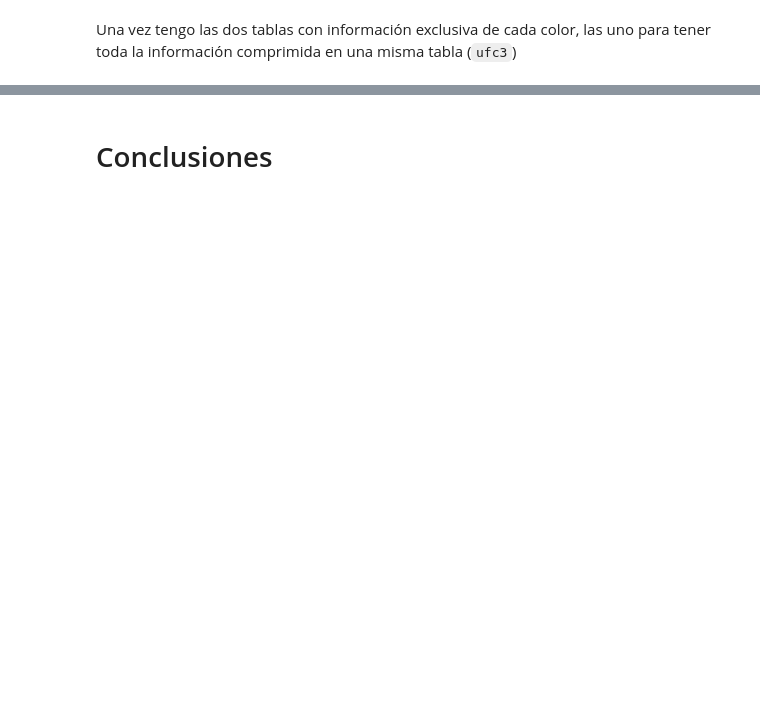
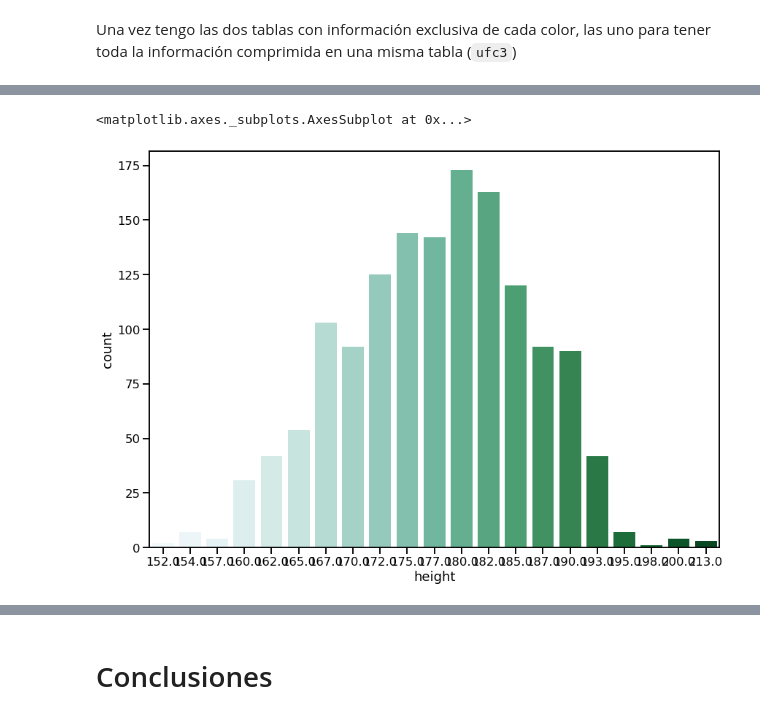
Before and after one commit to aliciavzarco/Python-1-UFC, a Jupyter notebook: UFC Fights.ipynb, the cells around one changed output, grey strips where cells are left out. Cells and saved outputs as stored; diff of their text form; code cells hidden in the pictures; blank space fills up the shorter version.

```diff
--- a/UFC Fights.ipynb
+++ b/UFC Fights.ipynb
@@ -391,0 +395,8 @@ sns.set_context('talk')
+# %%
+# RELACIÓN GANAR Y LA ALTURA
+
+out = sns.countplot (x= 'height', data=ufc4, palette="BuGn")
+out
+# %% [output]
+<matplotlib.axes._subplots.AxesSubplot at 0x...>
+[figure, added]
```
Also changed, not shown: parts of 20 cells of this notebook.
